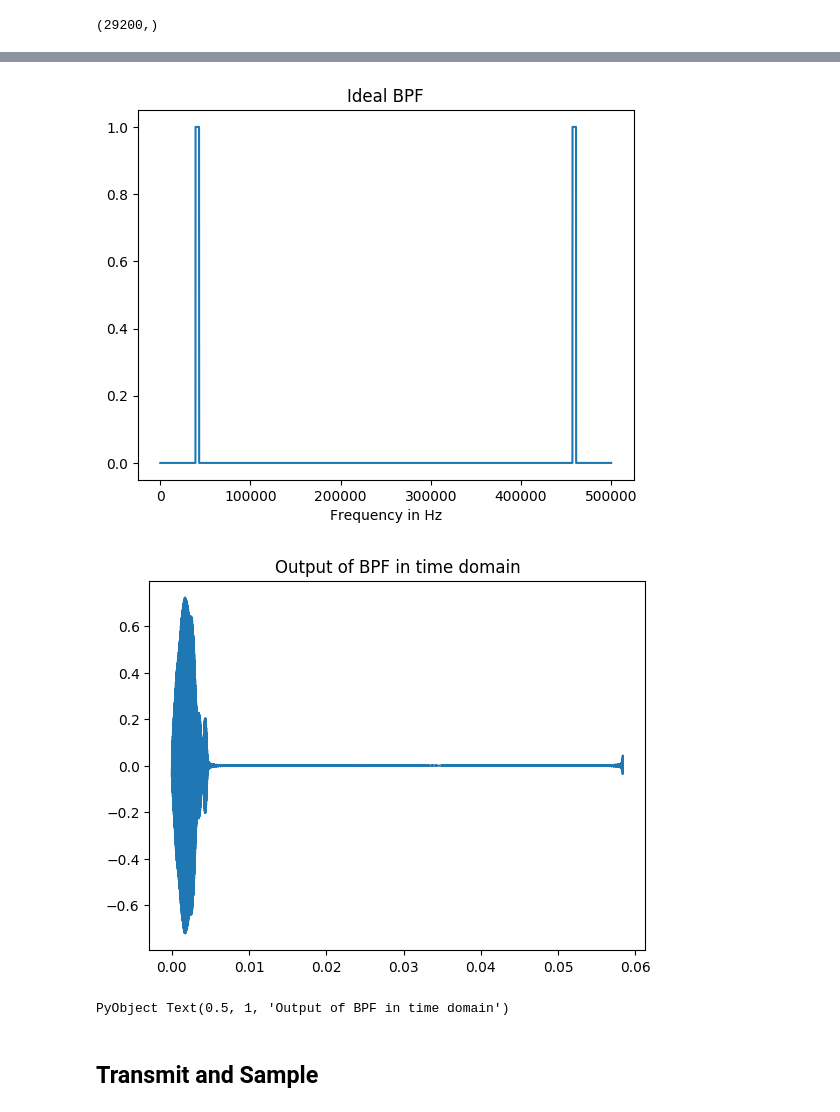
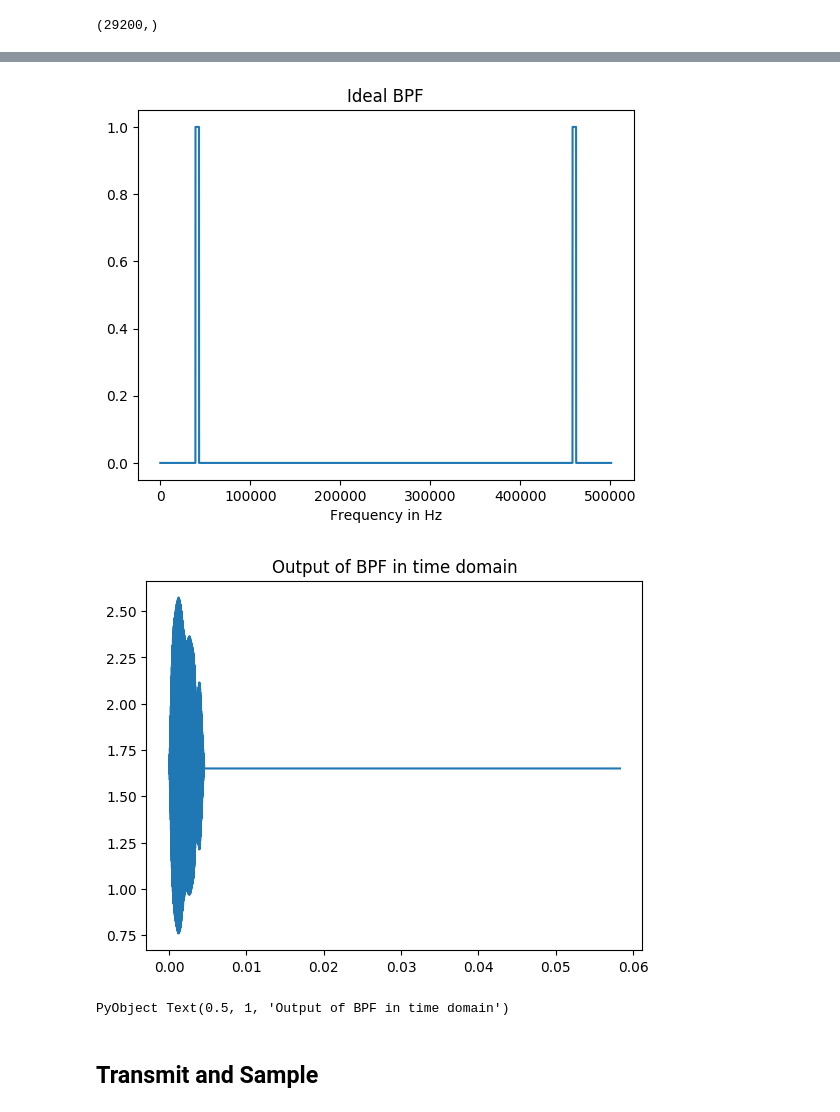
Before and after one commit to GDFLAW001/Sonar-Design, a Jupyter notebook: Source Code/Matthews Code/oneDimensionalPinger.ipynb, the cells around one changed output, grey strips where cells are left out. Saved outputs shown, nothing was run; the diff lists cells and outputs as text; code cells hidden in the pictures.

```diff
--- a/Source Code/Matthews Code/oneDimensionalPinger.ipynb
+++ b/Source Code/Matthews Code/oneDimensionalPinger.ipynb
@@ -27,9 +41,9 @@ v_rx=(x_rx*(3.3/(2^12)))
 #Time
 S=29200 #Number of samples expected
 c = 343 # Speed of sound in air in m/s
-timeSample=0.05840000000000002 # Amount of time sampled for
+timeSample=20/343 #+0.004 # Amount of time sampled for
 dt=timeSample/S
-t = collect(0:dt:timeSample)[1:29200] # t=0:dt:t_max defines a “range”.
+t = collect(0:dt:timeSample)[1:S] # t=0:dt:t_max defines a “range”.
 r = c*t/2;
 
 Lower=4490
@@ -108,35 +122,38 @@ end
 Δt=dt
 Δω = 2*pi/(N*Δt)   # Sample spacing in freq domain in rad/s
 
 ω = 0:Δω:(N-1)*Δω
 f = ω/(2*π)
 
 ## Pass square wave through a BPF centred on fundamental ω0
 ## The BPF is narrow enough only to allow the fundamental component to pass.
 
 ω0=41000*2π
 
 B = 4000 # filter bandwidth in Hz
 
 # In the sampled frequency domain, position two rect()
 # i.e. centred on ω0 rad/s and on 2pi/Δt-ω0 rad/s.
 
 H = rect((ω .- ω0)/(2*π*B)) + rect( (ω .+ (ω0 .- 2*π/Δt) )/(2*π*B) )
 
 figure()
 plot(f,H);    # Note, H in this case is purely real.
 title("Ideal BPF")
 xlabel("Frequency in Hz")
 
-Y = CHIRP .* H
+
+
+#Y = CHIRP .* H
+Y = CHIRP
 y = ifft(Y)   # Transform back to time domain using inverse transform
 
 figure()
 plot(t,y)
 title("Output of BPF in time domain")
 # %% [output]
 [figure]
-[figure, old version]
+[figure, new version]
 PyObject Text(0.5, 1, 'Output of BPF in time domain')
 # %%
 MF = conj(Y);
```
Also changed, not shown: parts of 6 cells of this notebook, 2 other files.
